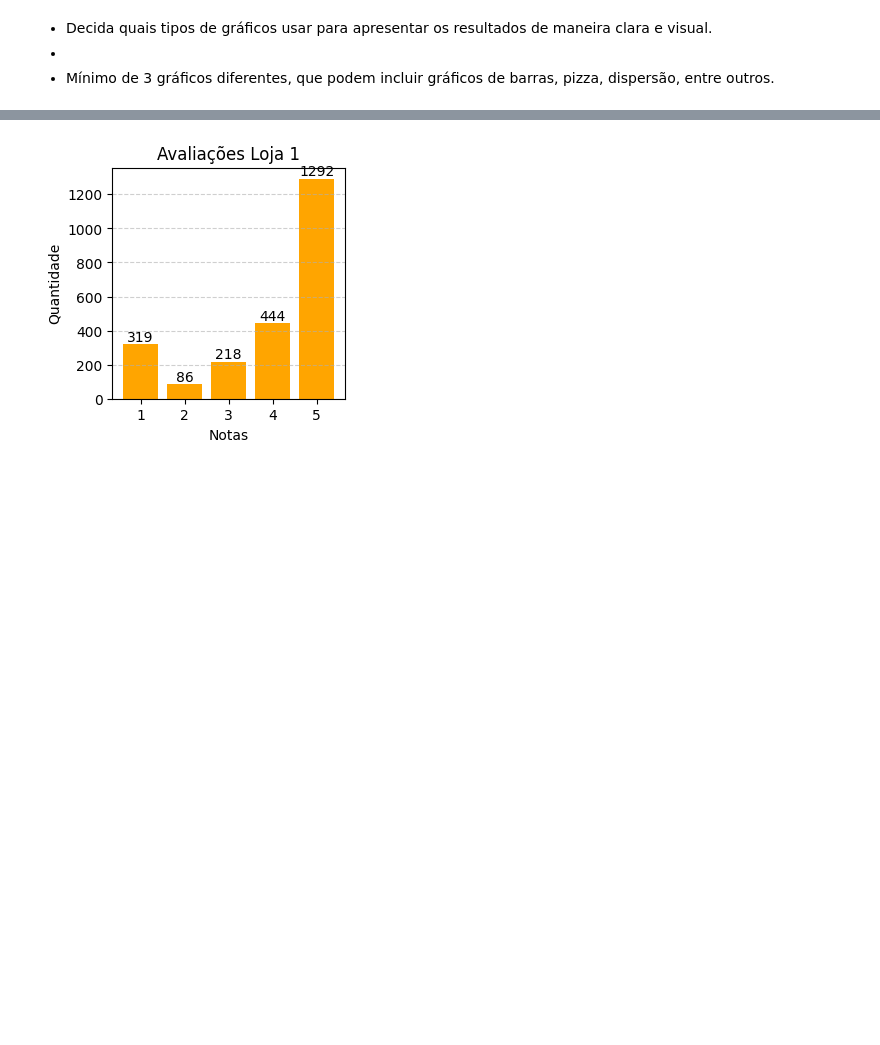
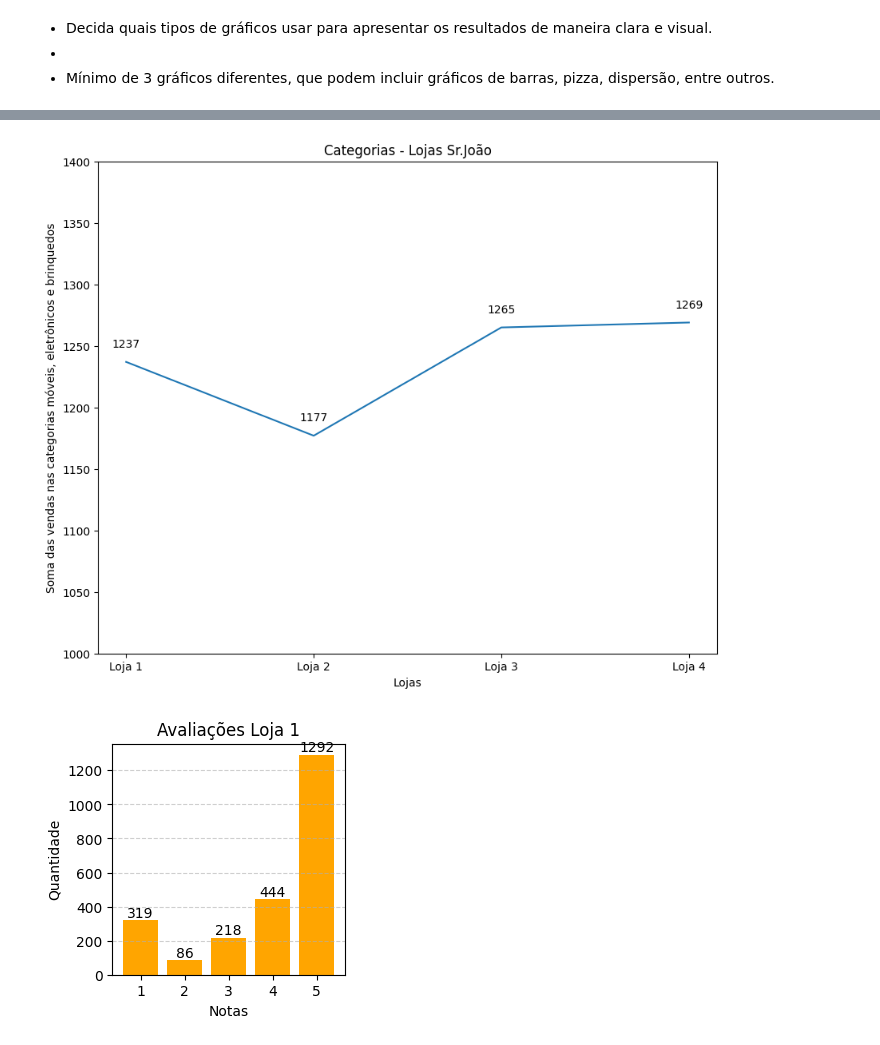
Before and after one commit to gabriel-schineider/challenge-alura-store, a Jupyter notebook: AluraStoreBr.ipynb, the cells around one changed output, grey strips where cells are left out. Saved outputs shown, nothing was run; the diff lists cells and outputs as text; code cells hidden in the pictures; blank space fills up the shorter version.

```diff
--- a/AluraStoreBr.ipynb
+++ b/AluraStoreBr.ipynb
@@ -458,3 +456,29 @@ plt.show()
+# %%
+# Categorias | Plot
+
+# Dados
+
+comparacao_categoria_lojas
+
+lojas_categorias = [tupla[0] for tupla in comparacao_categoria_lojas.items()]
+vendas_categorias = [tupla[1][0][1] + tupla[1][1][1] + tupla[1][2][1] for tupla in comparacao_categoria_lojas.items()]
+
+# Configurações do gráfico de linha
+
+plt.figure(figsize=(10,8))
+plt.plot(lojas_categorias,
+         vendas_categorias,
+         )
+plt.title('Categorias - Lojas Sr.João')
+plt.xlabel('Lojas')
+plt.ylabel('Soma das vendas nas categorias móveis, eletrônicos e brinquedos')
+plt.ylim(1000,1400)
+
+for x,y in enumerate(vendas_categorias): plt.text(lojas_categorias[x], y + 10, str(y), ha='center', va='bottom')
+
+plt.show()
+# %% [output]
+[figure, added]
 # %%
 # Avaliações | Bar
 
```
Also changed, not shown: parts of 8 cells of this notebook.
